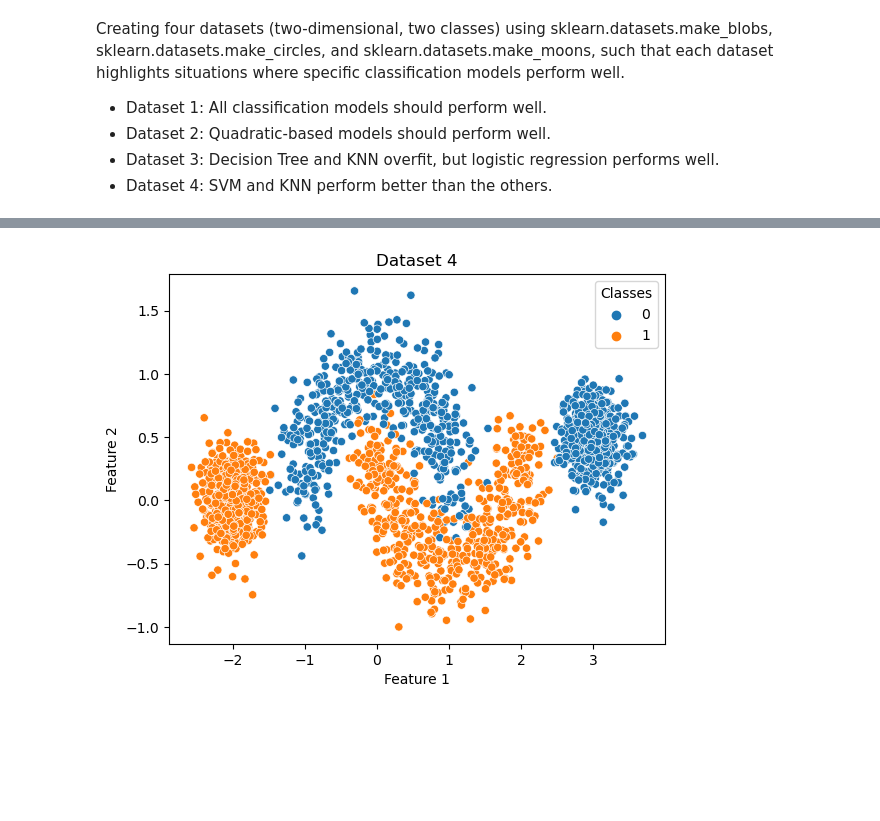
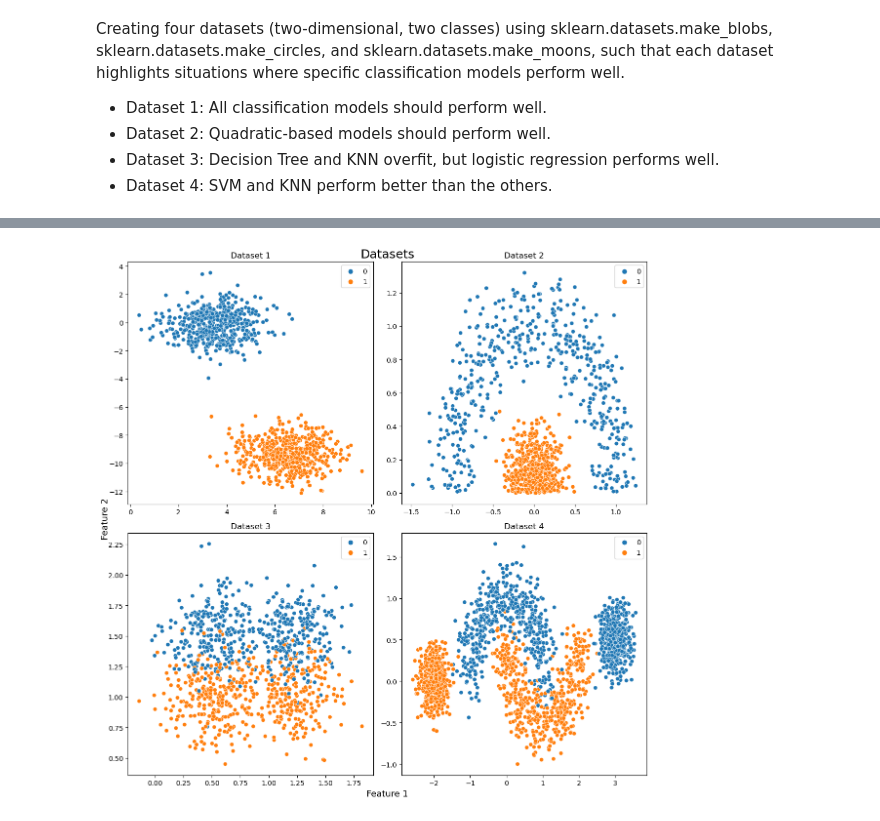
Before and after one commit to lau-allen/classifier-models-comparison, a Jupyter notebook: hw3p3.ipynb, the cells around one changed output, grey strips where cells are left out. Drawn from its saved outputs; the diff is of its cells as text; code cells hidden in the pictures; blank space fills up the shorter version.

Commit message:
Adjust plotting

```diff
--- a/hw3p3.ipynb
+++ b/hw3p3.ipynb
@@ -146,11 +120,25 @@ x4_2, y4_2 = make_blobs(n_samples=[500,500], n_features=2, centers=[[3,.5],[-2,0
 x4 = np.vstack((x4_1,x4_2))
 #horizontally stacking the y data
 y4 = np.hstack((y4_1,y4_2))
-#visualization of dataset 4
-sns.scatterplot(x=x4[:,0],y=x4[:,1], hue=y4)
-plt.title('Dataset 4');
-plt.xlabel('Feature 1');
-plt.ylabel('Feature 2');
-plt.legend(title='Classes');
-# %% [output]
-[figure, removed]
+# %%
+#visualization of the created datasets
+fig, ax = plt.subplots(2,2,figsize=(12,12))
+ax = ax.ravel()
+
+#seaborn scatterplots
+sns.scatterplot(x=x1[:,0],y=x1[:,1], hue=y1, ax=ax[0]).set_title('Dataset 1')
+sns.scatterplot(x=x2[:,0],y=x2[:,1], hue=y2, ax=ax[1]).set_title('Dataset 2')
+sns.scatterplot(x=x3[:,0],y=x3[:,1], hue=y3, ax=ax[2]).set_title('Dataset 3')
+sns.scatterplot(x=x4[:,0],y=x4[:,1], hue=y4, ax=ax[3]).set_title('Dataset 4')
+
+#adding title, labels, etc.
+fig.add_subplot(111, frameon=False)
+plt.tick_params(labelcolor='none', top=False, bottom=False, left=False, right=False)
+plt.grid(False)
+plt.xlabel('Feature 1',fontsize=13)
+plt.ylabel('Feature 2',fontsize=13)
+plt.title('Datasets',fontsize=18)
+
+plt.tight_layout()
+# %% [output]
+[figure, added]
```
Also changed, not shown: parts of 3 cells of this notebook.
